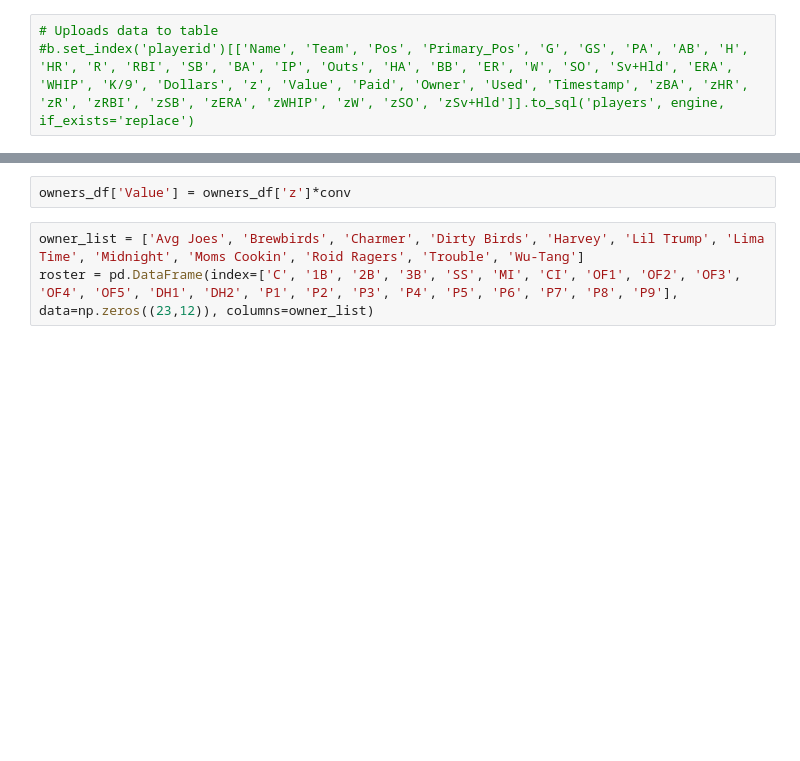
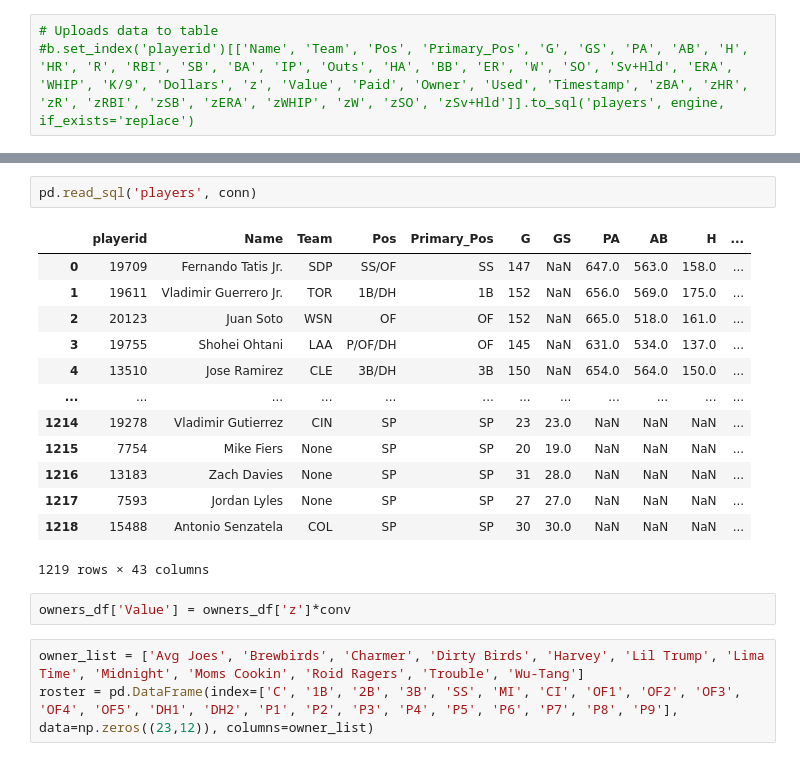
Before and after one commit to haueter19/baseball, a Jupyter notebook: Fantasy Work.ipynb, the cells around one changed output, grey strips where cells are left out. Saved outputs shown, nothing was run; the diff lists cells and outputs as text; blank space fills up the shorter version.

```diff
--- a/Fantasy Work.ipynb
+++ b/Fantasy Work.ipynb
@@ -280,4 +303,20 @@ owners_df['$ Left / Plyr'] / (((tot_dollars - owners_df.Paid.sum()) + owners_df[
 dtype: float64
+# %%
+pd.read_sql('players', conn)
+# %% [output]
+|  | playerid | Name | Team | Pos | Primary_Pos | G | GS | PA | AB | H | ... |
+| 0 | 19709 | Fernando Tatis Jr. | SDP | SS/OF | SS | 147 | NaN | 647.0 | 563.0 | 158.0 | ... |
+| 1 | 19611 | Vladimir Guerrero Jr. | TOR | 1B/DH | 1B | 152 | NaN | 656.0 | 569.0 | 175.0 | ... |
+| 2 | 20123 | Juan Soto | WSN | OF | OF | 152 | NaN | 665.0 | 518.0 | 161.0 | ... |
+| 3 | 19755 | Shohei Ohtani | LAA | P/OF/DH | OF | 145 | NaN | 631.0 | 534.0 | 137.0 | ... |
+| 4 | 13510 | Jose Ramirez | CLE | 3B/DH | 3B | 150 | NaN | 654.0 | 564.0 | 150.0 | ... |
+| ... | ... | ... | ... | ... | ... | ... | ... | ... | ... | ... | ... |
+| 1214 | 19278 | Vladimir Gutierrez | CIN | SP | SP | 23 | 23.0 | NaN | NaN | NaN | ... |
+| 1215 | 7754 | Mike Fiers | None | SP | SP | 20 | 19.0 | NaN | NaN | NaN | ... |
+| 1216 | 13183 | Zach Davies | None | SP | SP | 31 | 28.0 | NaN | NaN | NaN | ... |
+| 1217 | 7593 | Jordan Lyles | None | SP | SP | 27 | 27.0 | NaN | NaN | NaN | ... |
+| 1218 | 15488 | Antonio Senzatela | COL | SP | SP | 30 | 30.0 | NaN | NaN | NaN | ... |
+1219 rows × 43 columns
 # %%
 owners_df['Value'] = owners_df['z']*conv
 # %%
```
Also changed, not shown: parts of 12 cells of this notebook.
